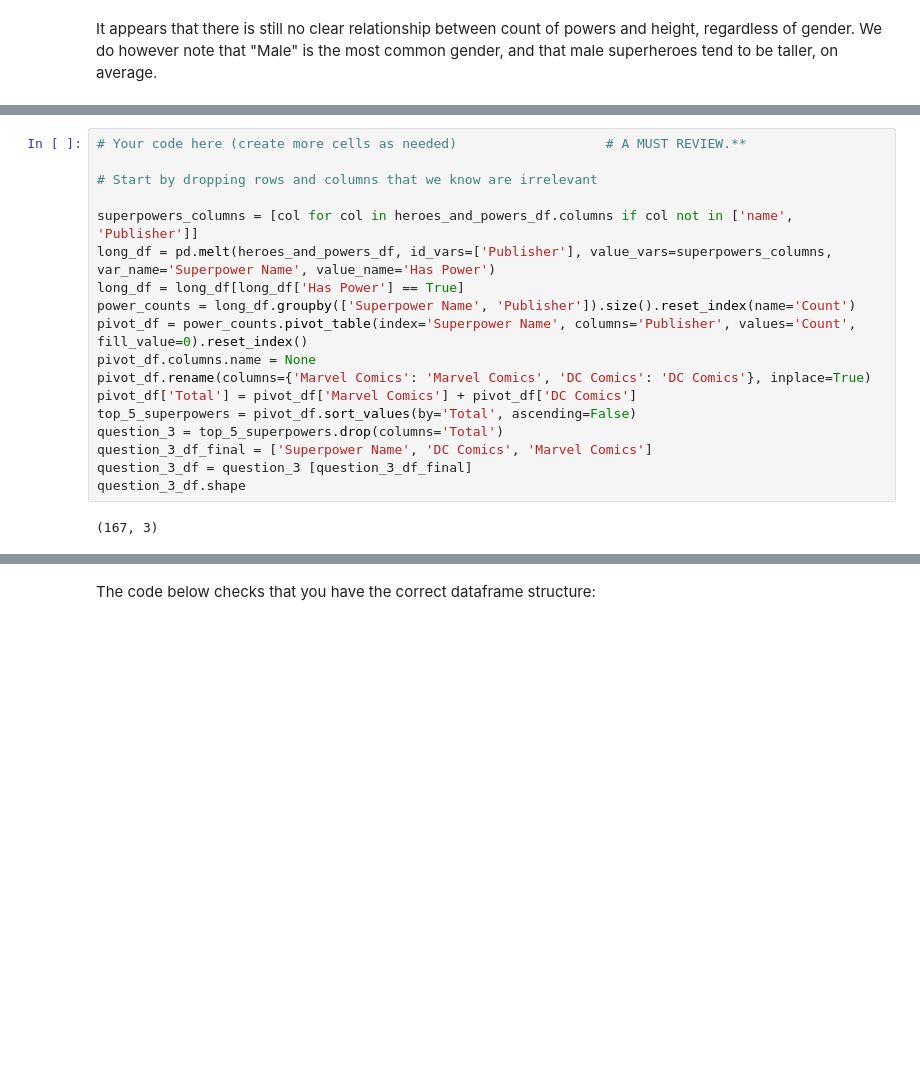
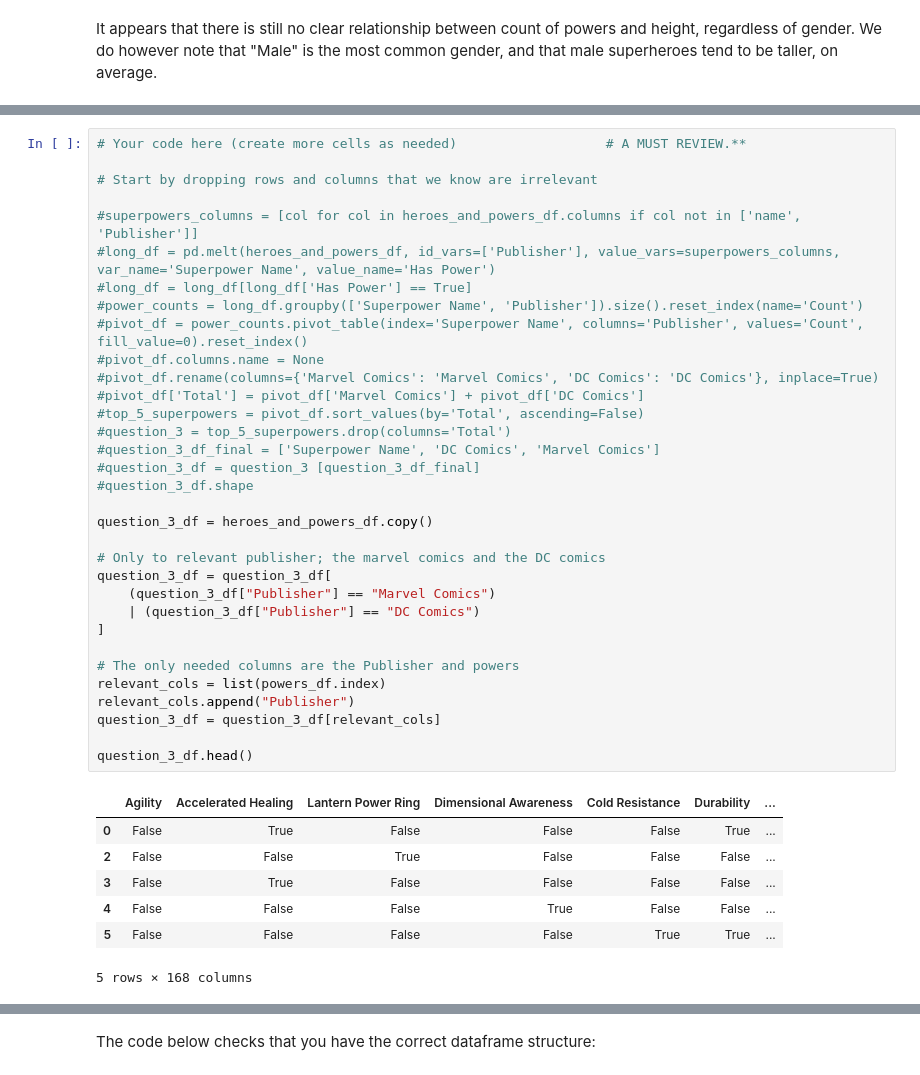
Before and after one commit to WamaeSimon/dsc-pandas-data-cleaning-lab, a Jupyter notebook: index.ipynb, the cells around one changed output, grey strips where cells are left out. Drawn from its saved outputs; the diff is of its cells as text; blank space fills up the shorter version.

```diff
--- a/index.ipynb
+++ b/index.ipynb
@@ -645,20 +694,41 @@ Don't worry if the rows or columns are in a different order, all that matters is
 # %%
 # Your code here (create more cells as needed)                   # A MUST REVIEW.**
 
 # Start by dropping rows and columns that we know are irrelevant
 
-superpowers_columns = [col for col in heroes_and_powers_df.columns if col not in ['name', 'Publisher']]
-long_df = pd.melt(heroes_and_powers_df, id_vars=['Publisher'], value_vars=superpowers_columns, var_name='Superpower Name', value_name='Has Power')
-long_df = long_df[long_df['Has Power'] == True]
-power_counts = long_df.groupby(['Superpower Name', 'Publisher']).size().reset_index(name='Count')
-pivot_df = power_counts.pivot_table(index='Superpower Name', columns='Publisher', values='Count', fill_value=0).reset_index()
-pivot_df.columns.name = None
-pivot_df.rename(columns={'Marvel Comics': 'Marvel Comics', 'DC Comics': 'DC Comics'}, inplace=True)
-pivot_df['Total'] = pivot_df['Marvel Comics'] + pivot_df['DC Comics']
-top_5_superpowers = pivot_df.sort_values(by='Total', ascending=False)
-question_3 = top_5_superpowers.drop(columns='Total')
-question_3_df_final = ['Superpower Name', 'DC Comics', 'Marvel Comics']
-question_3_df = question_3 [question_3_df_final]
-question_3_df.shape
+#superpowers_columns = [col for col in heroes_and_powers_df.columns if col not in ['name', 'Publisher']]
+#long_df = pd.melt(heroes_and_powers_df, id_vars=['Publisher'], value_vars=superpowers_columns, var_name='Superpower Name', value_name='Has Power')
+#long_df = long_df[long_df['Has Power'] == True]
+#power_counts = long_df.groupby(['Superpower Name', 'Publisher']).size().reset_index(name='Count')
+#pivot_df = power_counts.pivot_table(index='Superpower Name', columns='Publisher', values='Count', fill_value=0).reset_index()
+#pivot_df.columns.name = None
+#pivot_df.rename(columns={'Marvel Comics': 'Marvel Comics', 'DC Comics': 'DC Comics'}, inplace=True)
+#pivot_df['Total'] = pivot_df['Marvel Comics'] + pivot_df['DC Comics']
+#top_5_superpowers = pivot_df.sort_values(by='Total', ascending=False)
+#question_3 = top_5_superpowers.drop(columns='Total')
+#question_3_df_final = ['Superpower Name', 'DC Comics', 'Marvel Comics']
+#question_3_df = question_3 [question_3_df_final]
+#question_3_df.shape
+
+question_3_df = heroes_and_powers_df.copy()
+
+# Only to relevant publisher; the marvel comics and the DC comics
+question_3_df = question_3_df[
+    (question_3_df["Publisher"] == "Marvel Comics")
+    | (question_3_df["Publisher"] == "DC Comics")
+]
+
+# The only needed columns are the Publisher and powers
+relevant_cols = list(powers_df.index)
+relevant_cols.append("Publisher")
+question_3_df = question_3_df[relevant_cols]
+
+question_3_df.head()
 # %% [output]
+|  | Agility | Accelerated Healing | Lantern Power Ring | Dimensional Awareness | Cold Resistance | Durability | ... |
+| 0 | False | True | False | False | False | True | ... |
+| 2 | False | False | True | False | False | False | ... |
+| 3 | False | True | False | False | False | False | ... |
+| 4 | False | False | False | True | False | False | ... |
+| 5 | False | False | False | False | True | True | ... |
-(167, 3)
+5 rows × 168 columns
```
Also changed, not shown: parts of 18 cells of this notebook.
